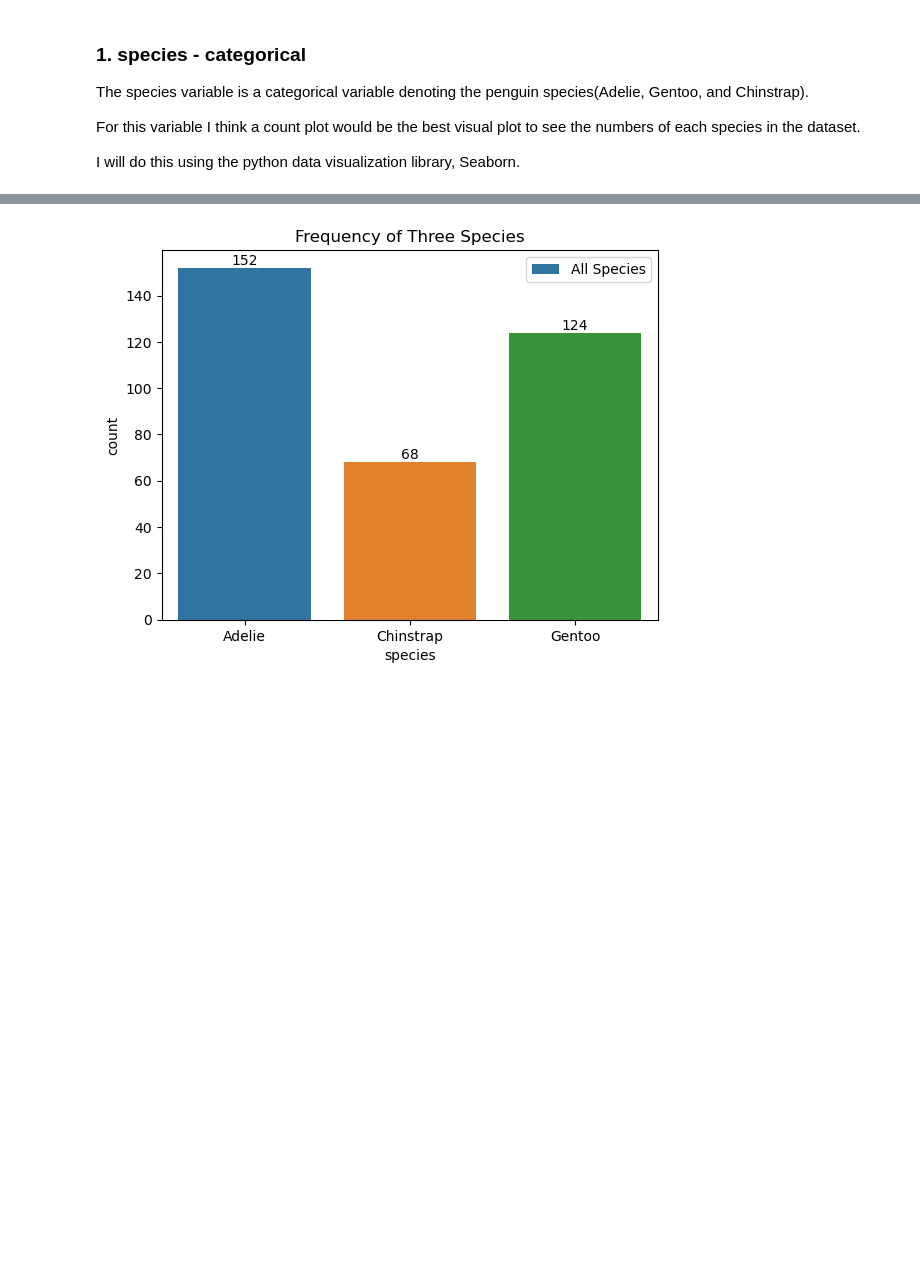
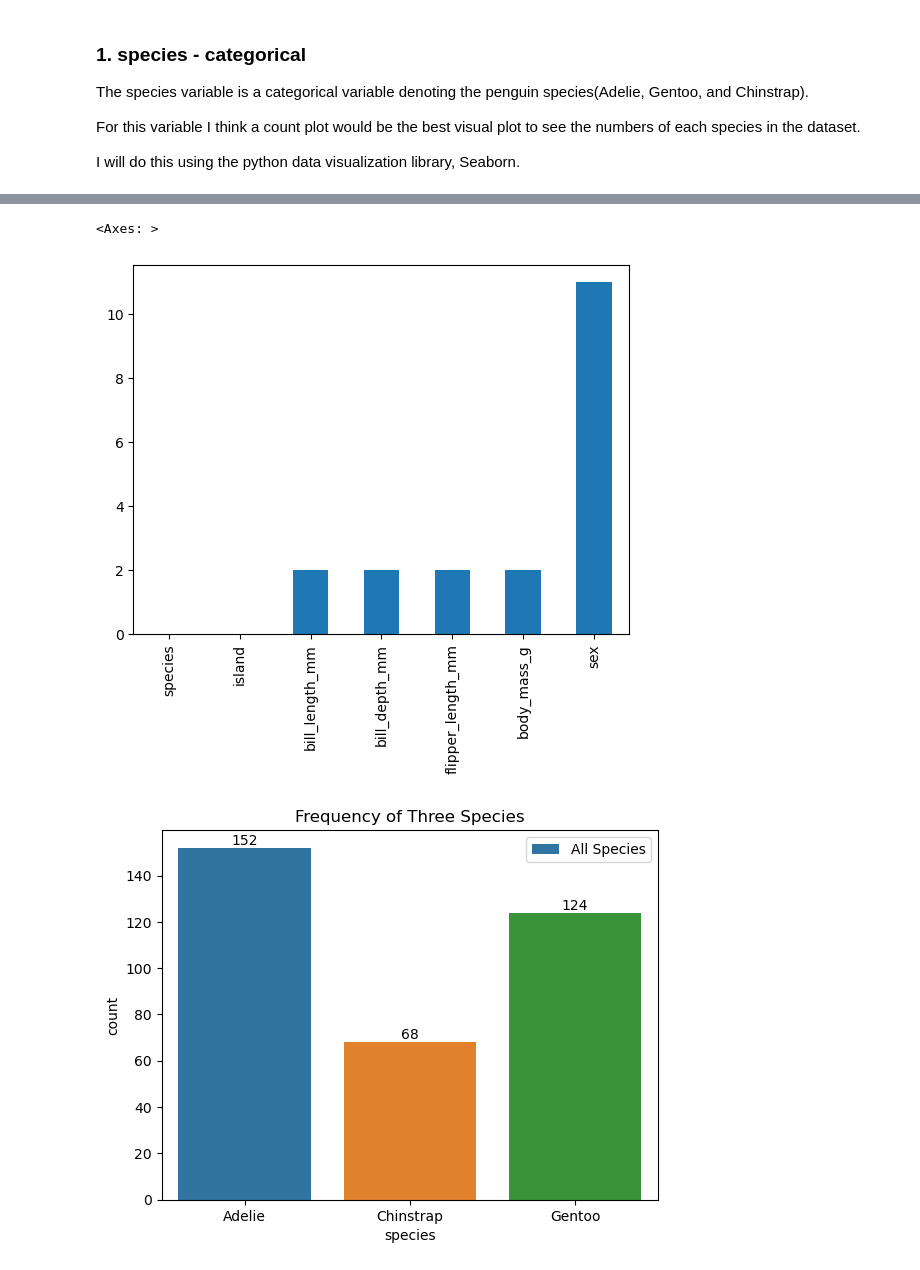
Before and after one commit to AudeAllen/Fundamentals-of-Data-Analysis---Tasks-and-Project, a Jupyter notebook: tasks.ipynb, the cells around one changed output, grey strips where cells are left out. Drawn from its saved outputs; the diff is of its cells as text; code cells hidden in the pictures; blank space fills up the shorter version.

Commit message:
Categorical Variables - Task 4

```diff
--- a/tasks.ipynb
+++ b/tasks.ipynb
@@ -754,3 +771,11 @@ I will do this using the python data visualization library, Seaborn.
+# %%
+## I can visualise the null values in a bar chart
+## Both Species and Island are the only two variables who have no null values
+
+df.isnull().sum().plot(kind='bar')
+# %% [output]
+<Axes: >
+[figure, added]
 # %%
 # Firstly I will import the penguins dataset in .csv format
 # I have also imported the python module 'seaborn' and matplotlib.pyplot as plt
```
Also changed, not shown: parts of 1 cell of this notebook.
